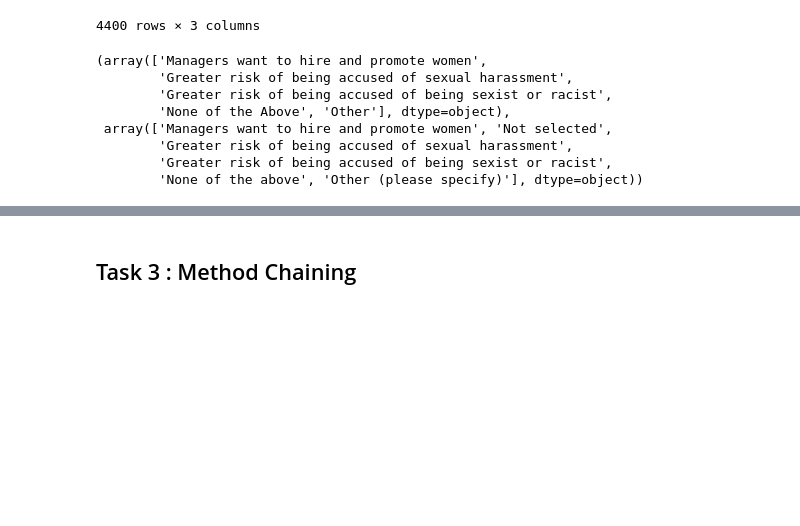
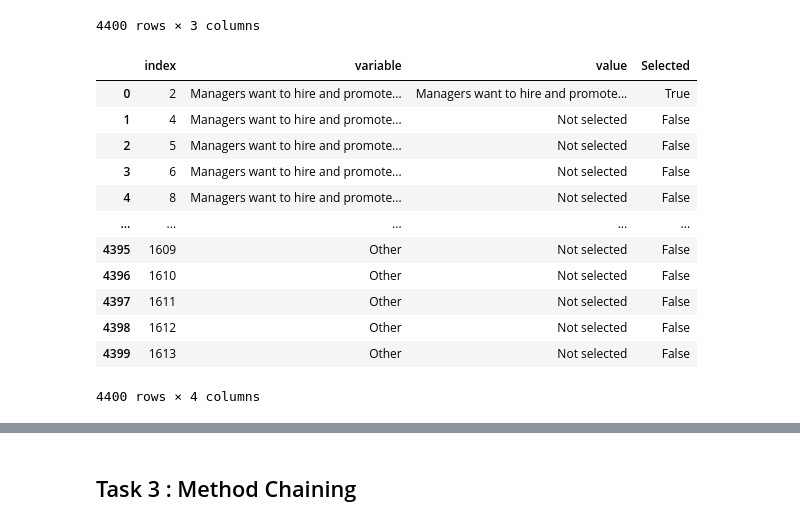
Before and after one commit to data301-2021-winter1/group20-project-, a Jupyter notebook: notebooks/analysis1.ipynb, the cells around one changed output, grey strips where cells are left out. Drawn from its saved outputs; the diff is of its cells as text; code cells hidden in the pictures; blank space fills up the shorter version.

```diff
--- a/notebooks/analysis1.ipynb
+++ b/notebooks/analysis1.ipynb
@@ -436,11 +483,23 @@ df113.to_csv()
-# %%
-df113['variable'].unique(), df113['value'].unique()
-# %% [output]
-(array(['Managers want to hire and promote women',
-        'Greater risk of being accused of sexual harassment',
-        'Greater risk of being accused of being sexist or racist',
-        'None of the Above', 'Other'], dtype=object),
- array(['Managers want to hire and promote women', 'Not selected',
-        'Greater risk of being accused of sexual harassment',
-        'Greater risk of being accused of being sexist or racist',
-        'None of the above', 'Other (please specify)'], dtype=object))
+# %%
+def Selected(x):
+    if x["value"]== "Not selected":
+        return "False"
+    else :
+        return "True"
+# %%
+df113['Selected']= df113.apply(lambda x: Selected(x) , axis = 'columns')
+df113
+# %% [output]
+|  | index | variable | value | Selected |
+| 0 | 2 | Managers want to hire and promote... | Managers want to hire and promote... | True |
+| 1 | 4 | Managers want to hire and promote... | Not selected | False |
+| 2 | 5 | Managers want to hire and promote... | Not selected | False |
+| 3 | 6 | Managers want to hire and promote... | Not selected | False |
+| 4 | 8 | Managers want to hire and promote... | Not selected | False |
+| ... | ... | ... | ... | ... |
+| 4395 | 1609 | Other | Not selected | False |
+| 4396 | 1610 | Other | Not selected | False |
+| 4397 | 1611 | Other | Not selected | False |
+| 4398 | 1612 | Other | Not selected | False |
+| 4399 | 1613 | Other | Not selected | False |
+4400 rows × 4 columns
```
Also changed, not shown: parts of 9 cells of this notebook, 3 other files.
